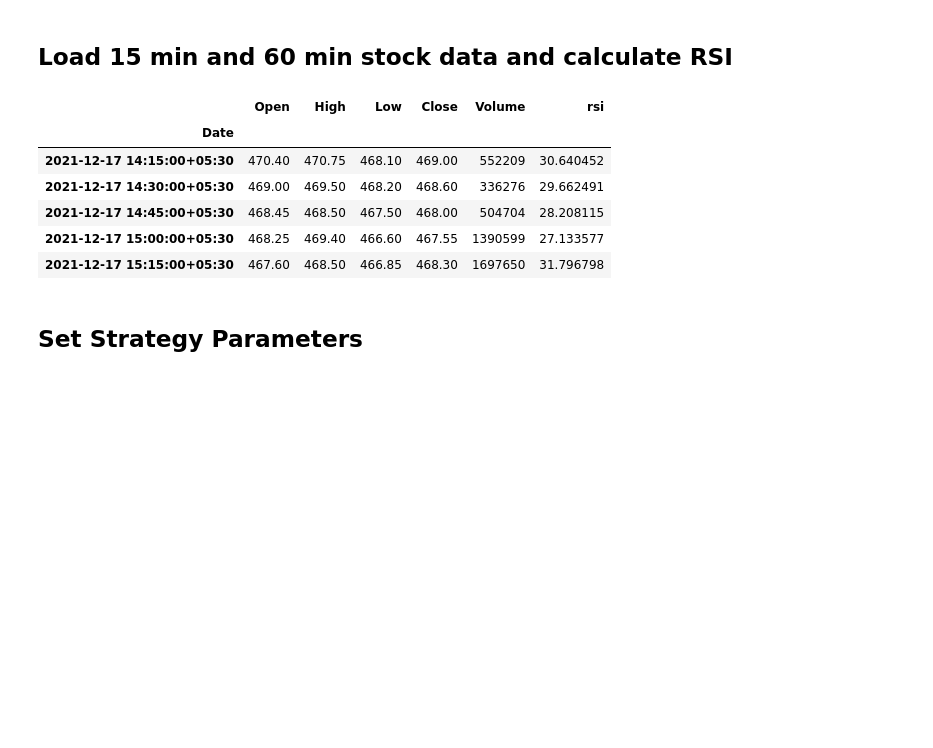
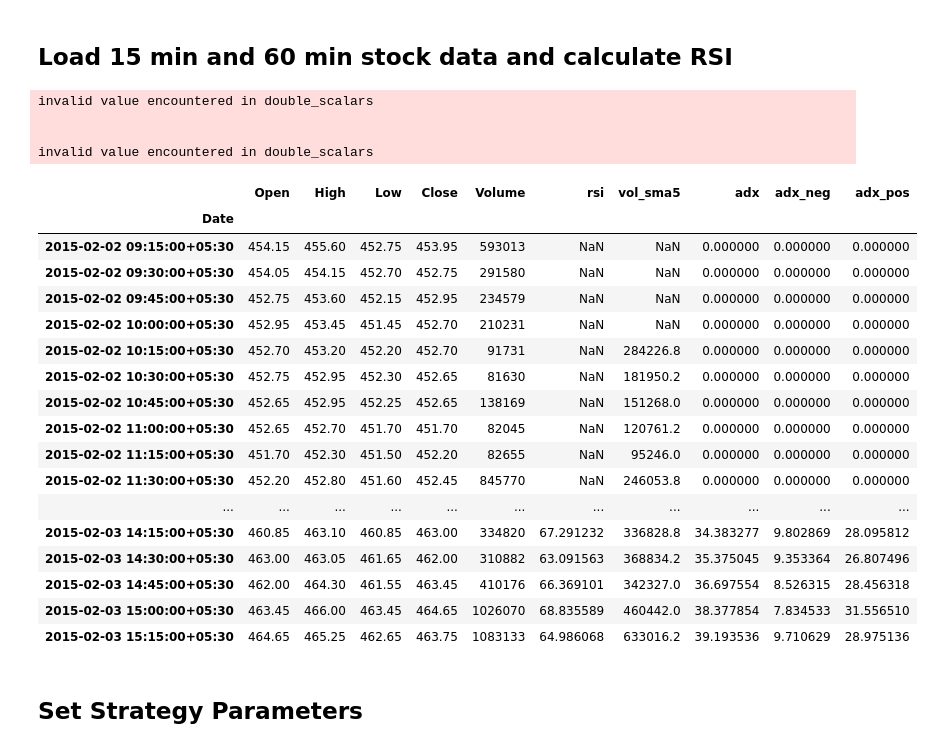
Before and after one commit to hbbtekademy/algo-trading, a Jupyter notebook: python/notebooks/strategies/rsi_strategy/RSIStrategy.ipynb, the cells around one changed output. Cells and saved outputs as stored; diff of their text form; code cells hidden in the pictures; blank space fills up the shorter version.

```diff
--- a/python/notebooks/strategies/rsi_strategy/RSIStrategy.ipynb
+++ b/python/notebooks/strategies/rsi_strategy/RSIStrategy.ipynb
@@ -85,20 +277,47 @@ def get_hourly_rsi(df_15min, index):
 # %% [markdown]
 ## Load 15 min and 60 min stock data and calculate RSI
 # %%
-file_15min = '/content/SBIN-HIST.csv'
+file_15min = '/content/RELIANCE-HIST.csv'
 
 df_15min = pd.read_csv(file_15min, parse_dates=['Date'], index_col=['Date'])
+
+# Add RSI
 rsi = RSIIndicator(df_15min['Close']).rsi()
 df_15min = df_15min.assign(rsi=rsi.values)
-df_15min.tail()
+
+# Add Vol SMA 5
+vol_sma5 = df_15min['Volume'].rolling(5).mean()
+df_15min = df_15min.assign(vol_sma5=vol_sma5.values)
+
+# Add ADX
+ADX = ADXIndicator(high=df_15min['High'], low=df_15min['Low'], close=df_15min['Close'])
+df_15min = df_15min.assign(adx=ADX.adx().values)
+df_15min = df_15min.assign(adx_neg=ADX.adx_neg().values)
+df_15min = df_15min.assign(adx_pos=ADX.adx_pos().values)
+df_15min.head(50)
 # %% [output]
+invalid value encountered in double_scalars
+
+
+invalid value encountered in double_scalars
-|  | Open | High | Low | Close | Volume | rsi |
-| Date |  |  |  |  |  |  |
-| 2021-12-17 14:15:00+05:30 | 470.40 | 470.75 | 468.10 | 469.00 | 552209 | 30.640452 |
-| 2021-12-17 14:30:00+05:30 | 469.00 | 469.50 | 468.20 | 468.60 | 336276 | 29.662491 |
-| 2021-12-17 14:45:00+05:30 | 468.45 | 468.50 | 467.50 | 468.00 | 504704 | 28.208115 |
-| 2021-12-17 15:00:00+05:30 | 468.25 | 469.40 | 466.60 | 467.55 | 1390599 | 27.133577 |
-| 2021-12-17 15:15:00+05:30 | 467.60 | 468.50 | 466.85 | 468.30 | 1697650 | 31.796798 |
+|  | Open | High | Low | Close | Volume | rsi | vol_sma5 | adx | adx_neg | adx_pos |
+| Date |  |  |  |  |  |  |  |  |  |  |
+| 2015-02-02 09:15:00+05:30 | 454.15 | 455.60 | 452.75 | 453.95 | 593013 | NaN | NaN | 0.000000 | 0.000000 | 0.000000 |
+| 2015-02-02 09:30:00+05:30 | 454.05 | 454.15 | 452.70 | 452.75 | 291580 | NaN | NaN | 0.000000 | 0.000000 | 0.000000 |
+| 2015-02-02 09:45:00+05:30 | 452.75 | 453.60 | 452.15 | 452.95 | 234579 | NaN | NaN | 0.000000 | 0.000000 | 0.000000 |
+| 2015-02-02 10:00:00+05:30 | 452.95 | 453.45 | 451.45 | 452.70 | 210231 | NaN | NaN | 0.000000 | 0.000000 | 0.000000 |
+| 2015-02-02 10:15:00+05:30 | 452.70 | 453.20 | 452.20 | 452.70 | 91731 | NaN | 284226.8 | 0.000000 | 0.000000 | 0.000000 |
+| 2015-02-02 10:30:00+05:30 | 452.75 | 452.95 | 452.30 | 452.65 | 81630 | NaN | 181950.2 | 0.000000 | 0.000000 | 0.000000 |
+| 2015-02-02 10:45:00+05:30 | 452.65 | 452.95 | 452.25 | 452.65 | 138169 | NaN | 151268.0 | 0.000000 | 0.000000 | 0.000000 |
+| 2015-02-02 11:00:00+05:30 | 452.65 | 452.70 | 451.70 | 451.70 | 82045 | NaN | 120761.2 | 0.000000 | 0.000000 | 0.000000 |
+| 2015-02-02 11:15:00+05:30 | 451.70 | 452.30 | 451.50 | 452.20 | 82655 | NaN | 95246.0 | 0.000000 | 0.000000 | 0.000000 |
+| 2015-02-02 11:30:00+05:30 | 452.20 | 452.80 | 451.60 | 452.45 | 845770 | NaN | 246053.8 | 0.000000 | 0.000000 | 0.000000 |
+| ... | ... | ... | ... | ... | ... | ... | ... | ... | ... | ... |
+| 2015-02-03 14:15:00+05:30 | 460.85 | 463.10 | 460.85 | 463.00 | 334820 | 67.291232 | 336828.8 | 34.383277 | 9.802869 | 28.095812 |
+| 2015-02-03 14:30:00+05:30 | 463.00 | 463.05 | 461.65 | 462.00 | 310882 | 63.091563 | 368834.2 | 35.375045 | 9.353364 | 26.807496 |
+| 2015-02-03 14:45:00+05:30 | 462.00 | 464.30 | 461.55 | 463.45 | 410176 | 66.369101 | 342327.0 | 36.697554 | 8.526315 | 28.456318 |
+| 2015-02-03 15:00:00+05:30 | 463.45 | 466.00 | 463.45 | 464.65 | 1026070 | 68.835589 | 460442.0 | 38.377854 | 7.834533 | 31.556510 |
+| 2015-02-03 15:15:00+05:30 | 464.65 | 465.25 | 462.65 | 463.75 | 1083133 | 64.986068 | 633016.2 | 39.193536 | 9.710629 | 28.975136 |
 # %% [markdown]
 ## Set Strategy Parameters
 # %%
```
Also changed, not shown: parts of 15 cells of this notebook.
